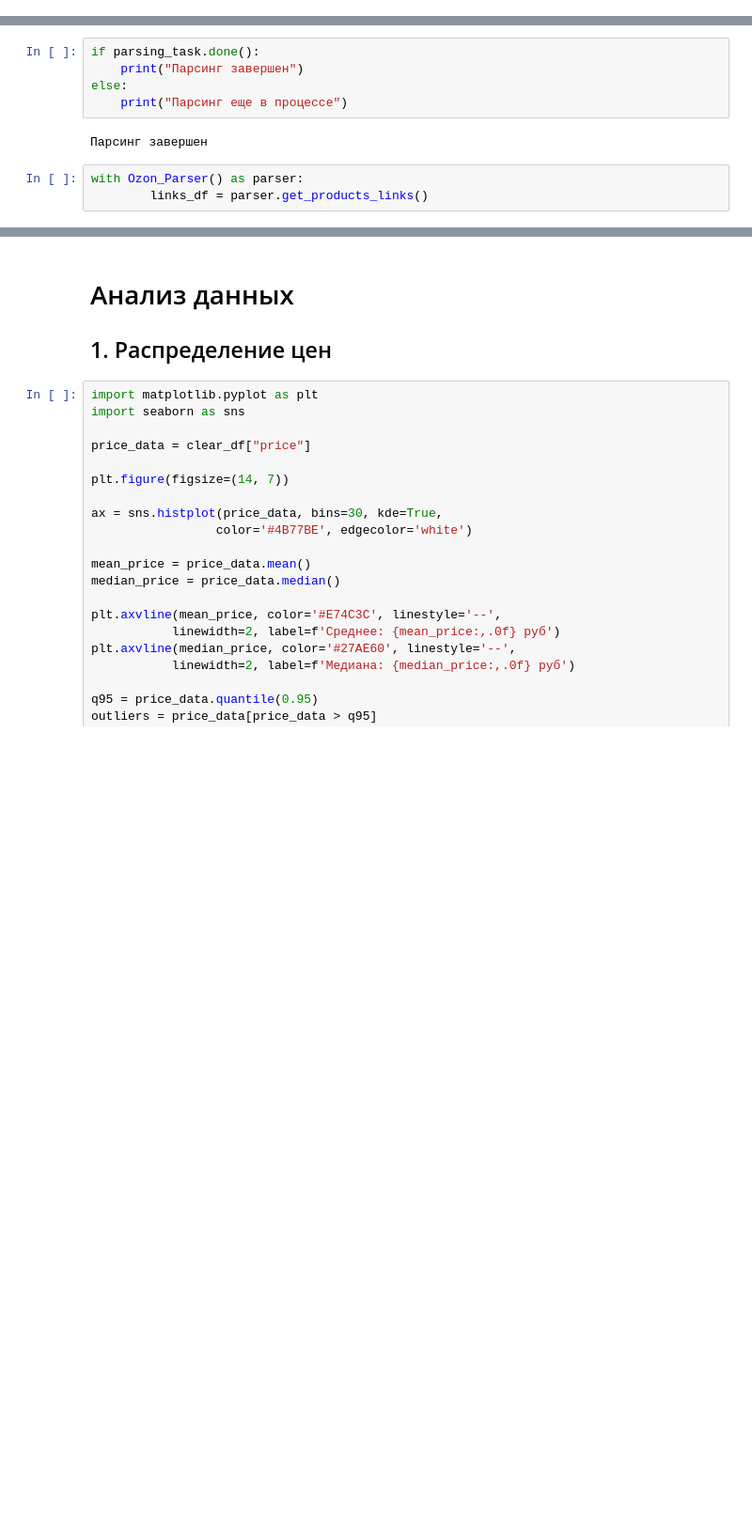
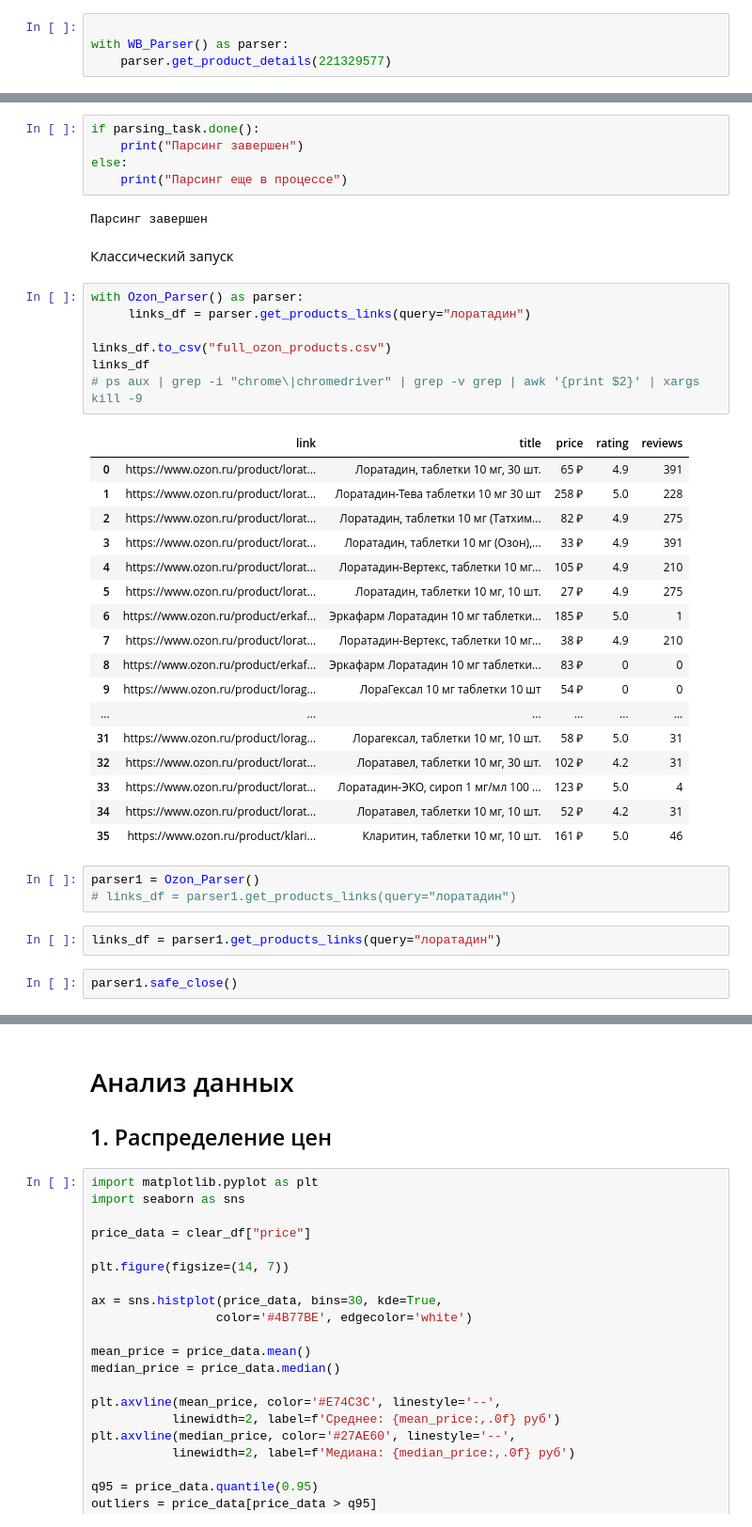
Before and after one commit to nekitmilk/ElectroPunk, a Jupyter notebook: src/notebooks/analisys.ipynb, the cells around one changed output, grey strips where cells are left out. Shown at 94% size. Drawn from its saved outputs; the diff is of its cells as text; blank space fills up the shorter version.

Commit message:
get_products_links

```diff
--- a/src/notebooks/analisys.ipynb
+++ b/src/notebooks/analisys.ipynb
@@ -184,6 +186,10 @@ batches = [df_id[i:i + BATCH_SIZE] for i in range(0, len(df_id), BATCH_SIZE)]
 print(f"Всего артикулов: {len(df_id)} | Групп: {len(batches)} | Размер группы: {BATCH_SIZE}")
 # %% [output]
 Всего артикулов: 50 | Групп: 5 | Размер группы: 10
+# %%
+
+with WB_Parser() as parser:
+    parser.get_product_details(221329577)
 # %% [markdown]
 Классический запуск:
 # %%
@@ -420,6 +430,37 @@ else:
     print("Парсинг еще в процессе")
 # %% [output]
 Парсинг завершен
+# %% [markdown]
+Классический запуск
 # %%
 with Ozon_Parser() as parser:
-        links_df = parser.get_products_links()
+     links_df = parser.get_products_links(query="лоратадин")
+
+links_df.to_csv("full_ozon_products.csv")
+links_df
+# ps aux | grep -i "chrome\|chromedriver" | grep -v grep | awk '{print $2}' | xargs kill -9
+# %% [output]
+|  | link | title | price | rating | reviews |
+| 0 | https://www.ozon.ru/product/lorat... | Лоратадин, таблетки 10 мг, 30 шт. | 65 ₽ | 4.9 | 391 |
+| 1 | https://www.ozon.ru/product/lorat... | Лоратадин-Тева таблетки 10 мг 30 шт | 258 ₽ | 5.0 | 228 |
+| 2 | https://www.ozon.ru/product/lorat... | Лоратадин, таблетки 10 мг (Татхим... | 82 ₽ | 4.9 | 275 |
+| 3 | https://www.ozon.ru/product/lorat... | Лоратадин, таблетки 10 мг (Озон),... | 33 ₽ | 4.9 | 391 |
+| 4 | https://www.ozon.ru/product/lorat... | Лоратадин-Вертекс, таблетки 10 мг... | 105 ₽ | 4.9 | 210 |
+| 5 | https://www.ozon.ru/product/lorat... | Лоратадин, таблетки 10 мг, 10 шт. | 27 ₽ | 4.9 | 275 |
+| 6 | https://www.ozon.ru/product/erkaf... | Эркафарм Лоратадин 10 мг таблетки... | 185 ₽ | 5.0 | 1 |
+| 7 | https://www.ozon.ru/product/lorat... | Лоратадин-Вертекс, таблетки 10 мг... | 38 ₽ | 4.9 | 210 |
+| 8 | https://www.ozon.ru/product/erkaf... | Эркафарм Лоратадин 10 мг таблетки... | 83 ₽ | 0 | 0 |
+| 9 | https://www.ozon.ru/product/lorag... | ЛораГексал 10 мг таблетки 10 шт | 54 ₽ | 0 | 0 |
+| ... | ... | ... | ... | ... | ... |
+| 31 | https://www.ozon.ru/product/lorag... | Лорагексал, таблетки 10 мг, 10 шт. | 58 ₽ | 5.0 | 31 |
+| 32 | https://www.ozon.ru/product/lorat... | Лоратавел, таблетки 10 мг, 30 шт. | 102 ₽ | 4.2 | 31 |
+| 33 | https://www.ozon.ru/product/lorat... | Лоратадин-ЭКО, сироп 1 мг/мл 100 ... | 123 ₽ | 5.0 | 4 |
+| 34 | https://www.ozon.ru/product/lorat... | Лоратавел, таблетки 10 мг, 10 шт. | 52 ₽ | 4.2 | 31 |
+| 35 | https://www.ozon.ru/product/klari... | Кларитин, таблетки 10 мг, 10 шт. | 161 ₽ | 5.0 | 46 |
+# %%
+parser1 = Ozon_Parser()
+# links_df = parser1.get_products_links(query="лоратадин")
+# %%
+links_df = parser1.get_products_links(query="лоратадин")
+# %%
+parser1.safe_close()
```
Also changed, not shown: parts of 7 cells of this notebook, 1 other file.
